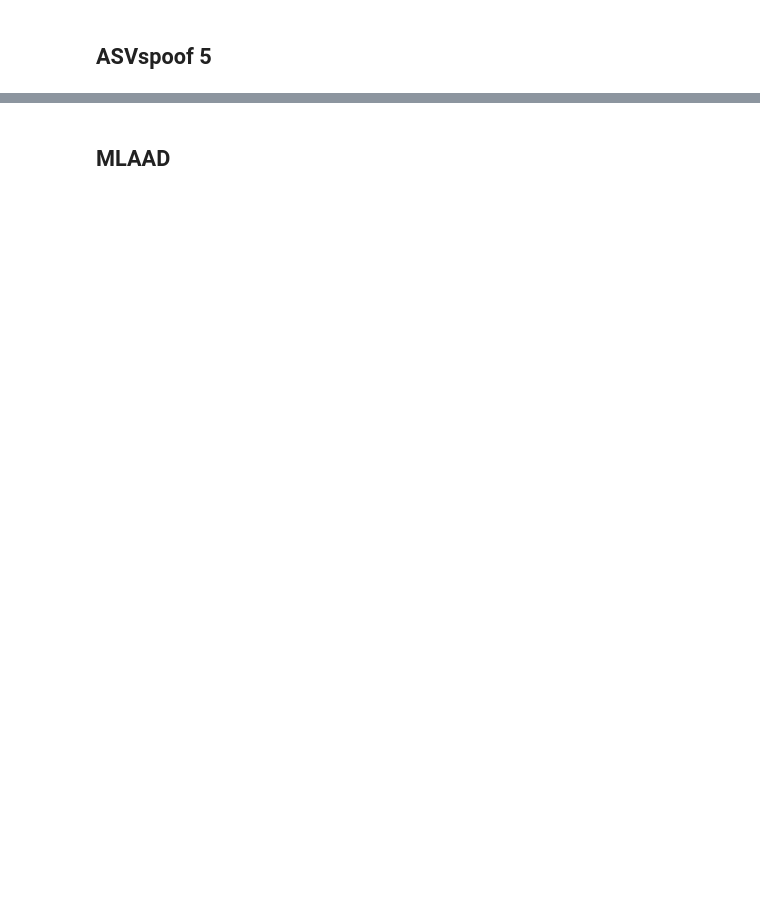
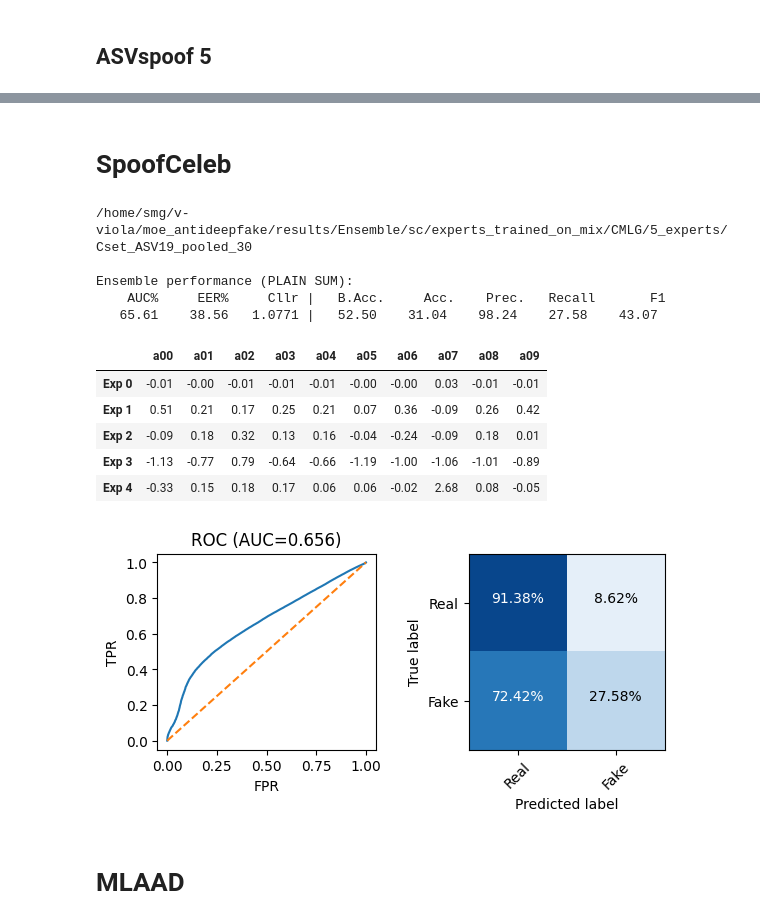
Before and after one commit to nii-yamagishilab/MoE-AntiDeepfake, a Jupyter notebook: notebooks/5a_ensemble_results.ipynb, the cells around one changed output, grey strips where cells are left out. Drawn from its saved outputs; the diff is of its cells as text; code cells hidden in the pictures; blank space fills up the shorter version.

```diff
--- a/notebooks/5a_ensemble_results.ipynb
+++ b/notebooks/5a_ensemble_results.ipynb
@@ -179,3 +277,52 @@ df.round(2)
+# %% [markdown]
+# SpoofCeleb
+# %%
+rootpath = "/home/smg/v-viola/moe_antideepfake/results/Ensemble/sc/experts_trained_on_mix/CMLG/5_experts"
+specific_path = 'Cset_ASV19_pooled_30'
+
+full_path = os.path.join(rootpath, specific_path)
+print(full_path)
+
+labels = np.load(os.path.join(full_path, "labels.npy"))
+logLR_scores = np.load(os.path.join(full_path, "scores_per_expert.npy"))
+attack_ids = np.load(os.path.join(full_path, "attack_ids.npy"))
+
+
+# Print ensemble performance metrics & confusion matrix
+print()
+print("Ensemble performance (PLAIN SUM):")
+sum_logLR_scores = np.sum(logLR_scores, axis=0)
+analyze_ensemble(sum_logLR_scores, labels, threshold=0)
+print()
+
+
+# Compute individual logLR
+unique_attacks = np.unique(attack_ids)
+unique_attacks = unique_attacks[:10]
+
+mean_scores_per_attack = {}
+for attack in unique_attacks:
+    mask = (attack_ids == attack)
+    mask = mask.squeeze()  # (1, Nsamples) -> (Nsamples)
+    mean_scores_per_attack[attack] = np.mean(logLR_scores[:, mask], axis=1)
+
+# Visualize table
+df = pd.DataFrame({a: mean_scores_per_attack[a] for a in unique_attacks})
+df.index = [f"Exp {i}" for i in range(logLR_scores.shape[0])]
+df.round(2)
+# %% [output]
+/home/smg/v-viola/moe_antideepfake/results/Ensemble/sc/experts_trained_on_mix/CMLG/5_experts/Cset_ASV19_pooled_30
+
+Ensemble performance (PLAIN SUM):
+    AUC%     EER%     Cllr |   B.Acc.     Acc.    Prec.   Recall       F1
+   65.61    38.56   1.0771 |   52.50    31.04    98.24    27.58    43.07
+|  | a00 | a01 | a02 | a03 | a04 | a05 | a06 | a07 | a08 | a09 |
+| Exp 0 | -0.01 | -0.00 | -0.01 | -0.01 | -0.01 | -0.00 | -0.00 | 0.03 | -0.01 | -0.01 |
+| Exp 1 | 0.51 | 0.21 | 0.17 | 0.25 | 0.21 | 0.07 | 0.36 | -0.09 | 0.26 | 0.42 |
+| Exp 2 | -0.09 | 0.18 | 0.32 | 0.13 | 0.16 | -0.04 | -0.24 | -0.09 | 0.18 | 0.01 |
+| Exp 3 | -1.13 | -0.77 | 0.79 | -0.64 | -0.66 | -1.19 | -1.00 | -1.06 | -1.01 | -0.89 |
+| Exp 4 | -0.33 | 0.15 | 0.18 | 0.17 | 0.06 | 0.06 | -0.02 | 2.68 | 0.08 | -0.05 |
+[figure, added]
 # %% [markdown]
-## MLAAD
+# MLAAD
 # %%
```
Also changed, not shown: parts of 9 cells of this notebook, 9 other files.
